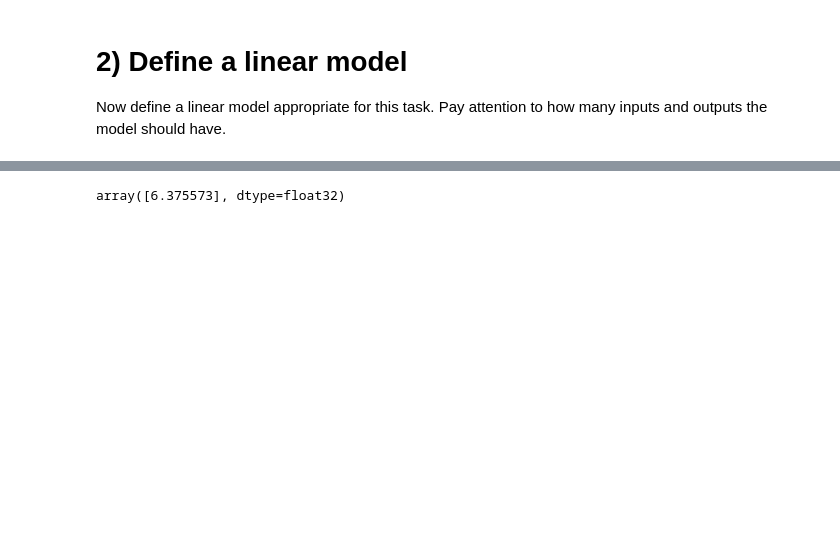
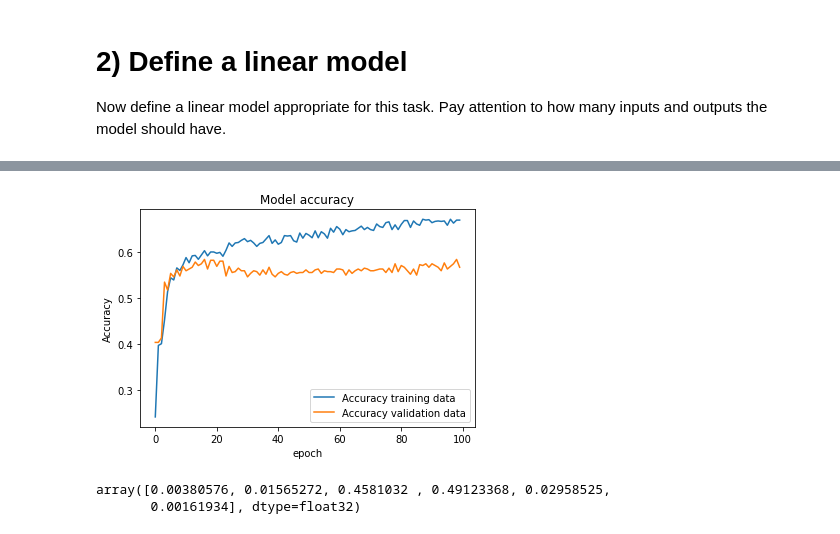
Before and after one commit to JSJeong-me/Machine_Learning, a Jupyter notebook: ML/6_wine_0816_classfication.ipynb, the cells around one changed output, grey strips where cells are left out. Cells and saved outputs as stored; diff of their text form; code cells hidden in the pictures; blank space fills up the shorter version.

```diff
--- a/ML/6_wine_0816_classfication.ipynb
+++ b/ML/6_wine_0816_classfication.ipynb
@@ -155 +173,11 @@ history_df.loc[0:100,['loss','val_loss']].plot()
+# %%
+plt.plot(history.history['accuracy'], label='Accuracy training data')
+plt.plot(history.history['val_accuracy'], label='Accuracy validation data')
+plt.legend()
+plt.title('Model accuracy')
+plt.ylabel('Accuracy')
+plt.xlabel('epoch')
+plt.show()
+# %% [output]
+[figure, added]
 # %%
@@ -159,9 +187,10 @@ print(mse_value)
 # %%
 y_pred = model.predict(X_test)
 # %%
-y_pred[-5]
+y_pred[0]
 # %% [output]
-array([6.375573], dtype=float32)
+array([0.00380576, 0.01565272, 0.4581032 , 0.49123368, 0.02958525,
+       0.00161934], dtype=float32)
 # %%
 y_test
 # %% [output]
```
Also changed, not shown: parts of 7 cells of this notebook.
